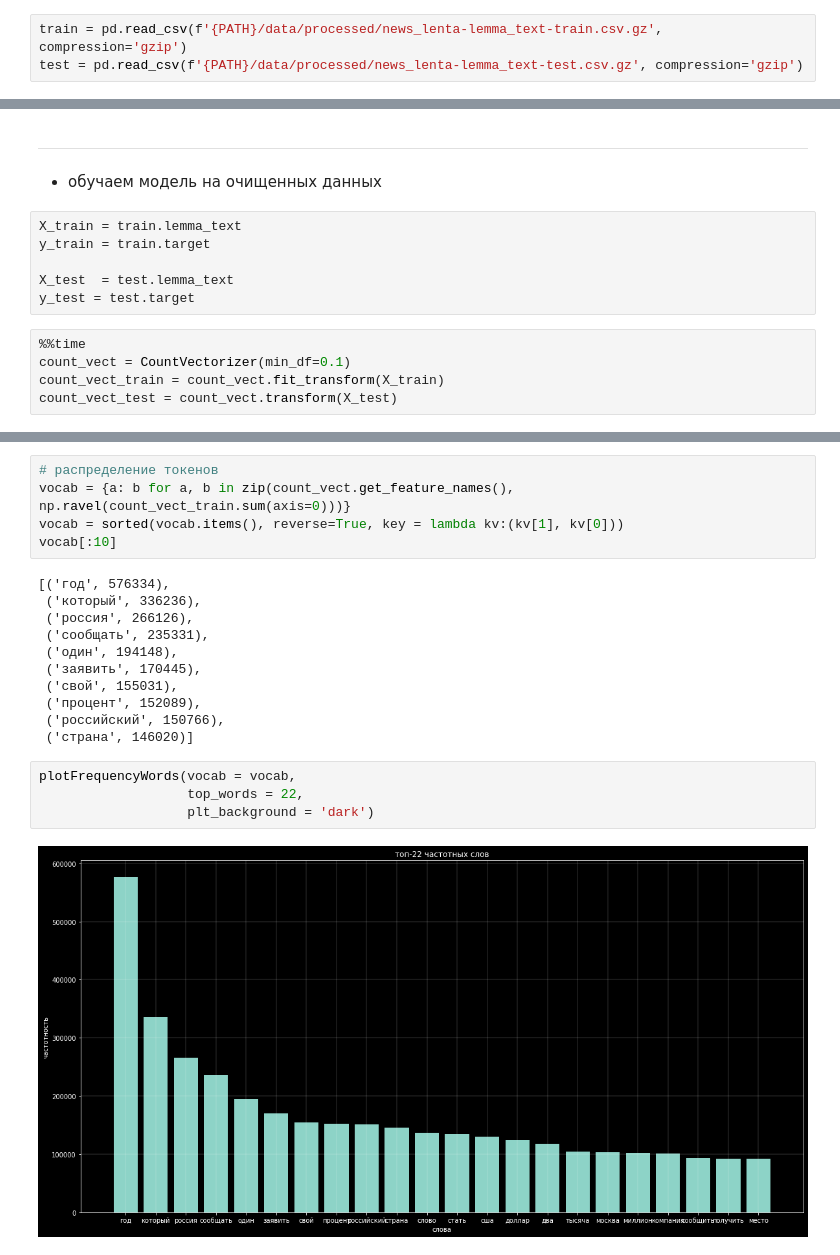
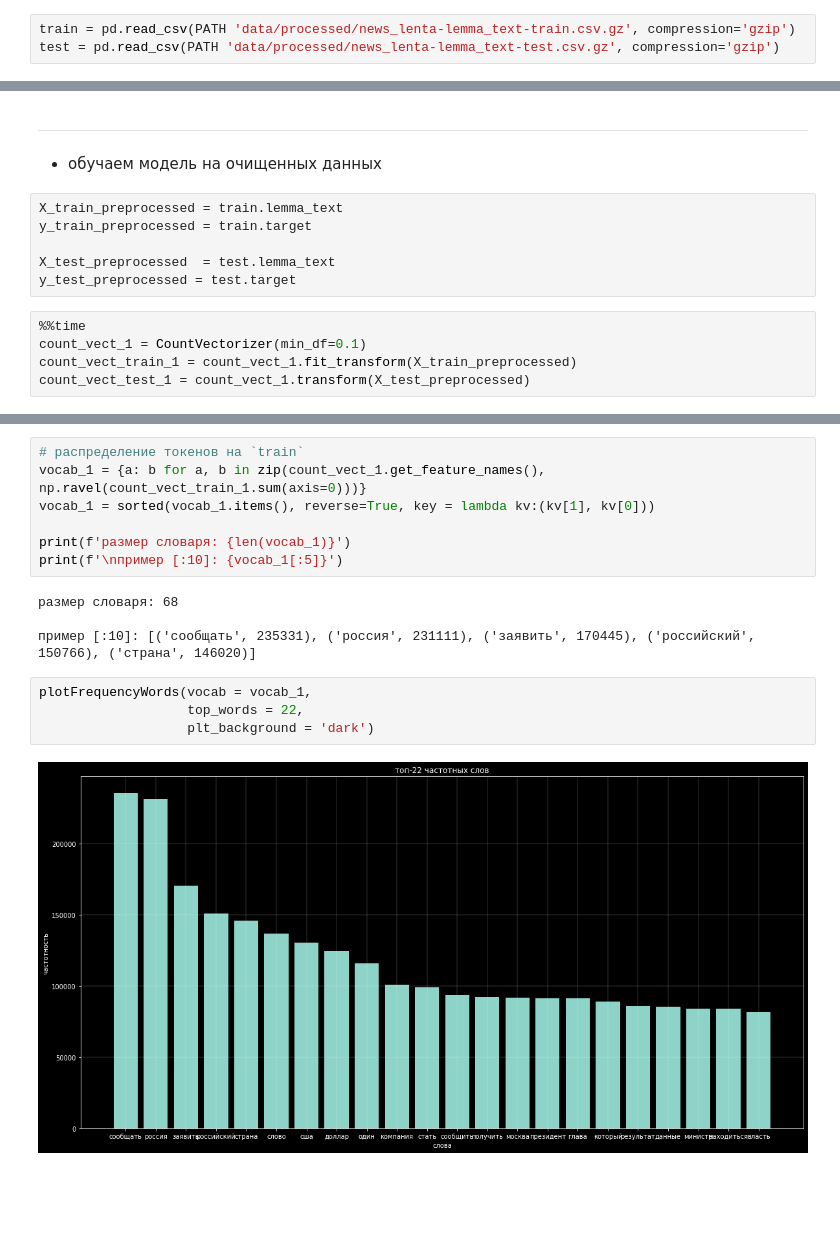
Before and after one commit to vetedde/proj_news_viz, a Jupyter notebook: nlp/references/techarticle/preprocessing-how_work.ipynb, the cells around one changed output, grey strips where cells are left out. Drawn from its saved outputs; the diff is of its cells as text; blank space fills up the shorter version.

```diff
--- a/nlp/references/techarticle/preprocessing-how_work.ipynb
+++ b/nlp/references/techarticle/preprocessing-how_work.ipynb
@@ -285,7 +284,7 @@ test[['lemma_text','target']].to_csv(f'{PATH}/data/processed/news_lenta-lemma_te
 # del train, test
 # %%
-train = pd.read_csv(f'{PATH}/data/processed/news_lenta-lemma_text-train.csv.gz', compression='gzip')
-test = pd.read_csv(f'{PATH}/data/processed/news_lenta-lemma_text-test.csv.gz', compression='gzip')
+train = pd.read_csv(PATH 'data/processed/news_lenta-lemma_text-train.csv.gz', compression='gzip')
+test = pd.read_csv(PATH 'data/processed/news_lenta-lemma_text-test.csv.gz', compression='gzip')
 # %%
 print(train.shape, test.shape)
 train.sample(2)
@@ -293,14 +292,14 @@ train.sample(2)
 ---
 * обучаем модель на очищенных данных
 # %%
-X_train = train.lemma_text
-y_train = train.target
+X_train_preprocessed = train.lemma_text
+y_train_preprocessed = train.target
 
-X_test  = test.lemma_text
-y_test = test.target
+X_test_preprocessed  = test.lemma_text
+y_test_preprocessed = test.target
 # %%
 %%time
-count_vect = CountVectorizer(min_df=0.1)
-count_vect_train = count_vect.fit_transform(X_train)
-count_vect_test = count_vect.transform(X_test)
+count_vect_1 = CountVectorizer(min_df=0.1)
+count_vect_train_1 = count_vect_1.fit_transform(X_train_preprocessed)
+count_vect_test_1 = count_vect_1.transform(X_test_preprocessed)
 # %% [output]
@@ -309,25 +308,20 @@ Wall time: 36.8 s
 # %%
-# распределение токенов
-vocab = {a: b for a, b in zip(count_vect.get_feature_names(), np.ravel(count_vect_train.sum(axis=0)))}
-vocab = sorted(vocab.items(), reverse=True, key = lambda kv:(kv[1], kv[0]))
-vocab[:10]
+# распределение токенов на `train`
+vocab_1 = {a: b for a, b in zip(count_vect_1.get_feature_names(), np.ravel(count_vect_train_1.sum(axis=0)))}
+vocab_1 = sorted(vocab_1.items(), reverse=True, key = lambda kv:(kv[1], kv[0]))
+
+print(f'размер словаря: {len(vocab_1)}')
+print(f'\nпример [:10]: {vocab_1[:5]}')
 # %% [output]
-[('год', 576334),
- ('который', 336236),
- ('россия', 266126),
- ('сообщать', 235331),
- ('один', 194148),
- ('заявить', 170445),
- ('свой', 155031),
- ('процент', 152089),
- ('российский', 150766),
- ('страна', 146020)]
+размер словаря: 68
+
+пример [:10]: [('сообщать', 235331), ('россия', 231111), ('заявить', 170445), ('российский', 150766), ('страна', 146020)]
 # %%
-plotFrequencyWords(vocab = vocab,
+plotFrequencyWords(vocab = vocab_1,
                    top_words = 22,
                    plt_background = 'dark')
 # %% [output]
-[figure, old version]
+[figure, new version]
 # %%
 %%time
 
```
Also changed, not shown: parts of 17 cells of this notebook.
